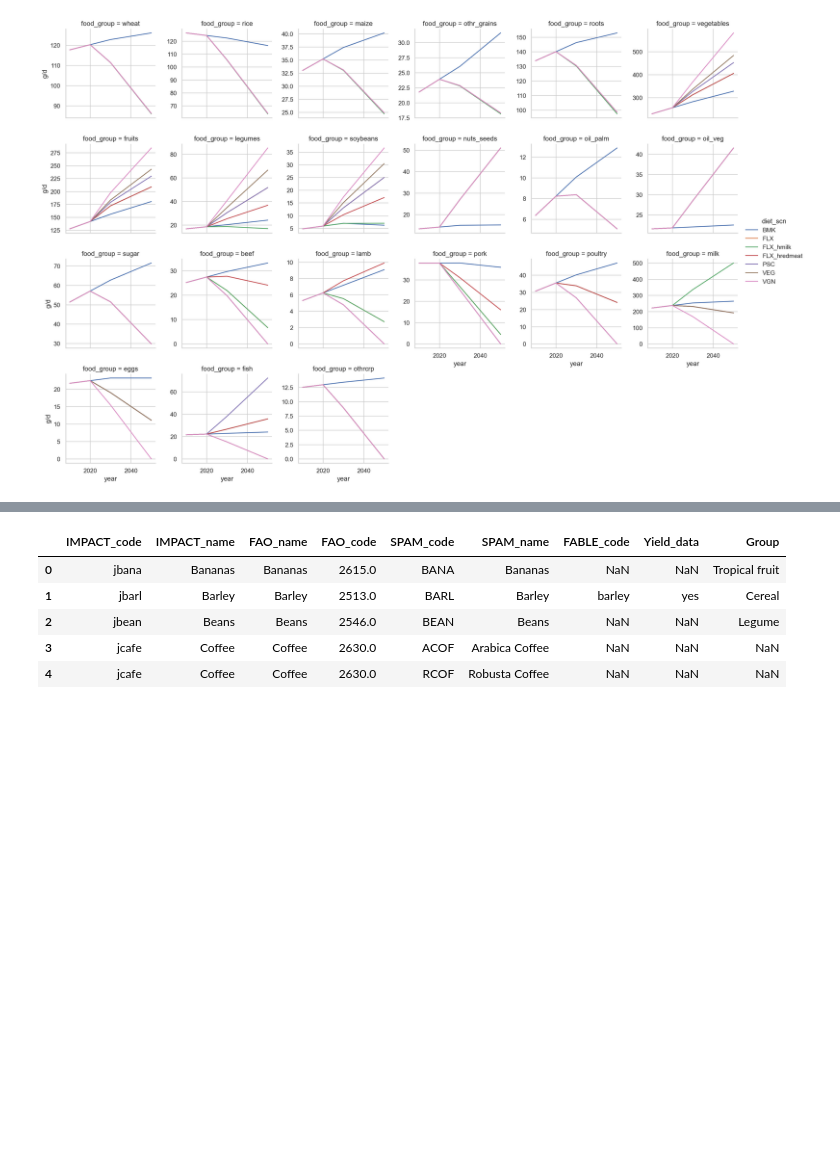
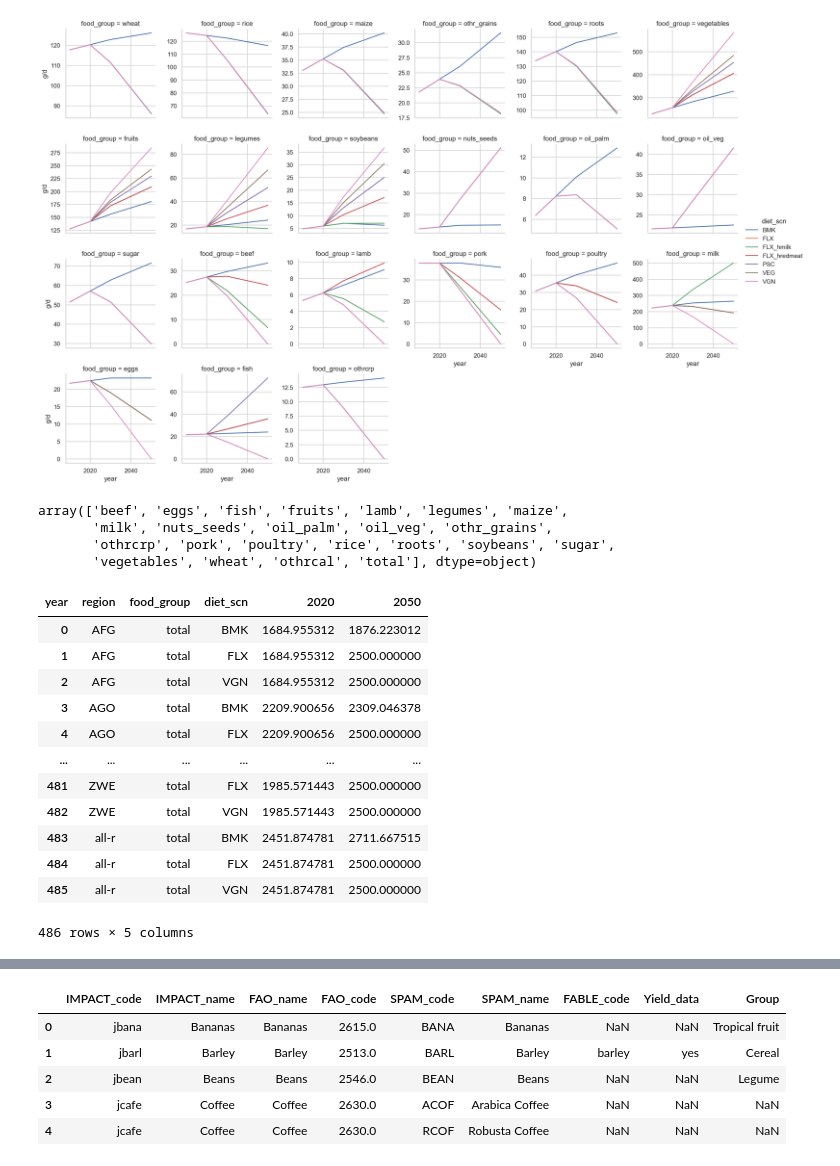
Before and after one commit to shrutijain90/future_food_scenarios, a Jupyter notebook: future_trade/data_inputs/dietary_scenarios.ipynb, the cells around one changed output, grey strips where cells are left out. Saved outputs shown, nothing was run; the diff lists cells and outputs as text; code cells hidden in the pictures; blank space fills up the shorter version.

```diff
--- a/future_trade/data_inputs/dietary_scenarios.ipynb
+++ b/future_trade/data_inputs/dietary_scenarios.ipynb
@@ -333,5 +334,31 @@ g.set_ylabels('g/d')
 cons = pd.concat([cons_g, cons_g_sc, cons_cal, cons_cal_sc], ignore_index=True)
 # %%
 cons.to_csv('../../OPSIS/Data/Future_production_demand_data/demand_scn.csv', index=False)
+# %%
+cons['food_group'].unique()
+# %% [output]
+array(['beef', 'eggs', 'fish', 'fruits', 'lamb', 'legumes', 'maize',
+       'milk', 'nuts_seeds', 'oil_palm', 'oil_veg', 'othr_grains',
+       'othrcrp', 'pork', 'poultry', 'rice', 'roots', 'soybeans', 'sugar',
+       'vegetables', 'wheat', 'othrcal', 'total'], dtype=object)
+# %%
+cons[(cons['kcal_scn']=='2500kcal') & (cons['measure']=='abs')
+     & (cons['item']=='kcal/d_w') & (cons['year'].isin([2020, 2050]))
+     & (cons['diet_scn'].isin(['BMK', 'FLX', 'VGN'])) & (cons['food_group']=='total')].pivot(
+    index=['region', 'food_group', 'diet_scn'], columns='year', values='value').reset_index()
+# %% [output]
+| year | region | food_group | diet_scn | 2020 | 2050 |
+| 0 | AFG | total | BMK | 1684.955312 | 1876.223012 |
+| 1 | AFG | total | FLX | 1684.955312 | 2500.000000 |
+| 2 | AFG | total | VGN | 1684.955312 | 2500.000000 |
+| 3 | AGO | total | BMK | 2209.900656 | 2309.046378 |
+| 4 | AGO | total | FLX | 2209.900656 | 2500.000000 |
+| ... | ... | ... | ... | ... | ... |
+| 481 | ZWE | total | FLX | 1985.571443 | 2500.000000 |
+| 482 | ZWE | total | VGN | 1985.571443 | 2500.000000 |
+| 483 | all-r | total | BMK | 2451.874781 | 2711.667515 |
+| 484 | all-r | total | FLX | 2451.874781 | 2500.000000 |
+| 485 | all-r | total | VGN | 2451.874781 | 2500.000000 |
+486 rows × 5 columns
 # %%
 reg  = 'all-r'
```
Also changed, not shown: parts of 2 cells of this notebook, 4 other files.
